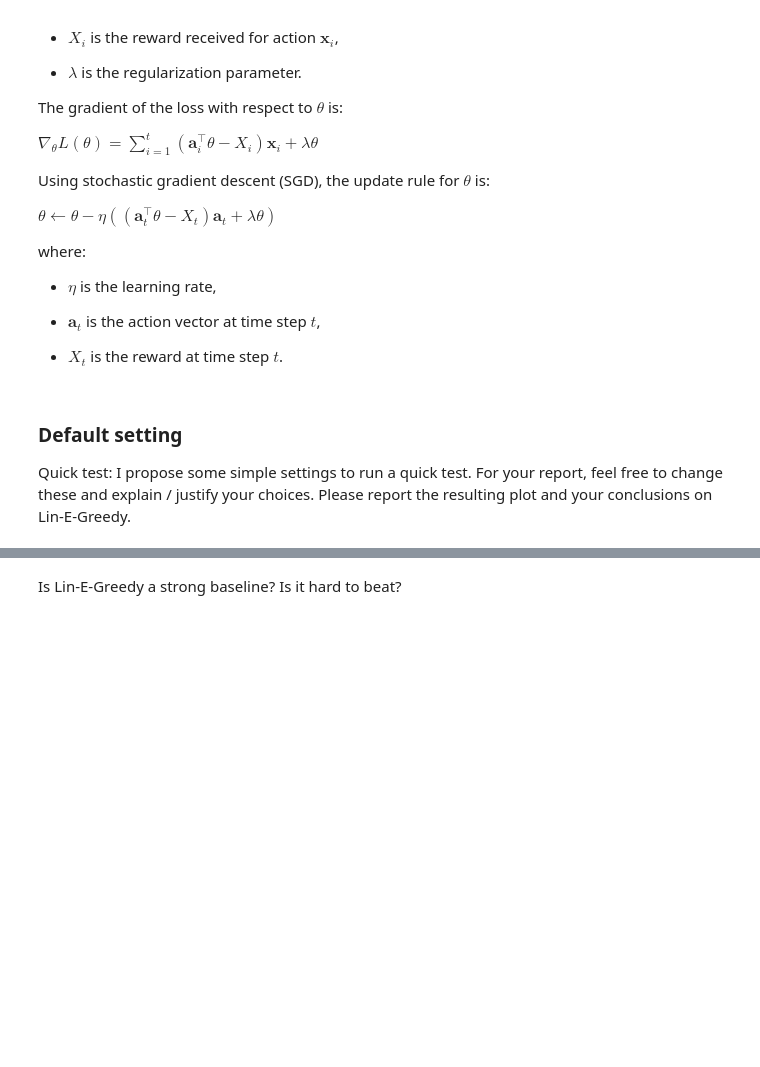
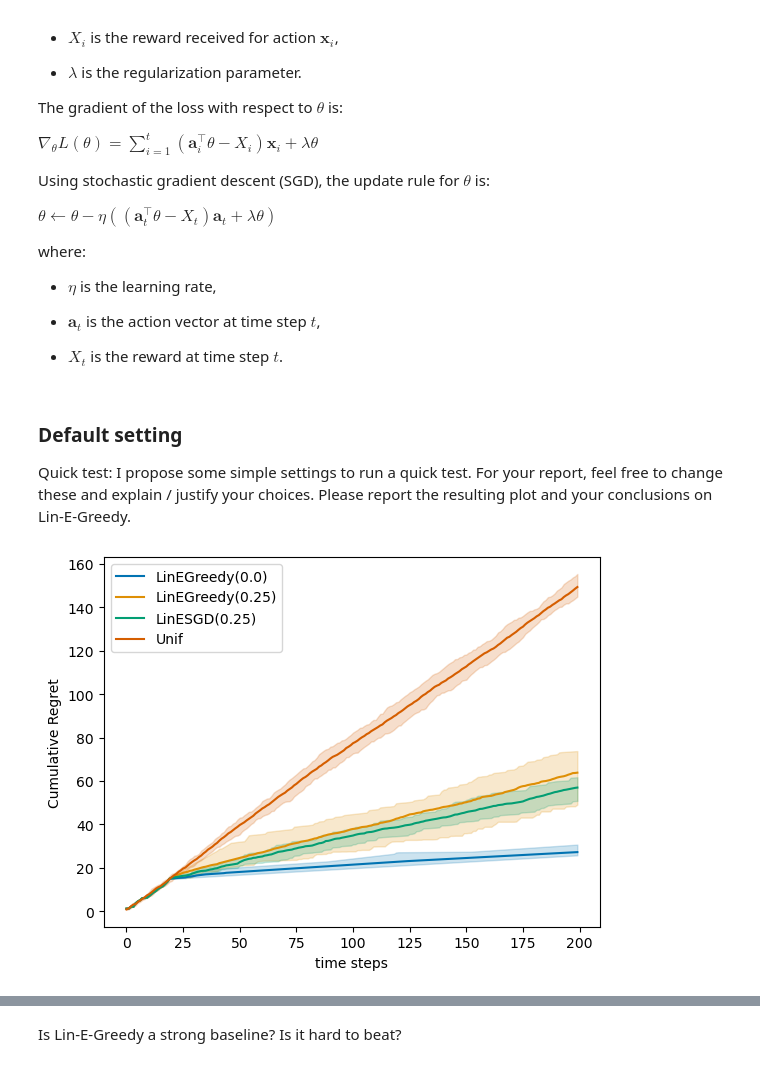
Before and after one commit to AugustinCablant/3A-class, a Jupyter notebook: Bandits/StochasticLinearBandits2024_companion_Gaetano_Augustin.ipynb, the cells around one changed output, grey strips where cells are left out. Drawn from its saved outputs; the diff is of its cells as text; code cells hidden in the pictures; blank space fills up the shorter version.

```diff
--- a/Bandits/StochasticLinearBandits2024_companion_Gaetano_Augustin.ipynb
+++ b/Bandits/StochasticLinearBandits2024_companion_Gaetano_Augustin.ipynb
@@ -307,15 +326,18 @@ class LinEpsilonGreedy:
     self.invcov = np.identity(self.d)
     self.b_t = np.zeros(self.d)
 
-  def get_action(self, arms):
+  def get_action(self, arms, t):
     K, _ = arms.shape
-    expl = np.random.random()
-    if expl < self.eps:
-      action = arms[np.random.randint(K)]
+    if t < K:     # play each arm once (exploration)
+      return arms[t]
     else:
-      index = np.argmax([np.dot(arm, self.hat_theta) for arm in arms])
-      action = arms[index]
-    return action
+      expl = np.random.random()
+      if expl < self.eps:
+        action = arms[np.random.randint(K)]
+      else:
+        index = np.argmax([np.dot(arm, self.hat_theta) for arm in arms])
+        action = arms[index]
+      return action
 
   def receive_reward(self, chosen_arm, reward, eta = 0.01):
     """
@@ -349,19 +371,19 @@ Quick test: I propose some simple settings to run a quick test.
 For your report, feel free to change these and explain / justify your choices.
 Please report the resulting plot and your conclusions on Lin-E-Greedy.
 # %%
-d = 3  # dimension
-K = 7  # number of arms
+d = 5  # dimension
+K = 20  # number of arms
 
 # parametor vector \theta, normalized :
 # theta = ActionsGenerator(1,d) # another way of getting a 'random vector' (depends on your implementation)
-theta = np.array([0.45, 0.5, 0.5])
+theta = np.array([0.45, 2.5, 0.5, 5.0, 3.2])
 theta /= np.linalg.norm(theta)
 
-T = 100  # Finite Horizon
+T = 200  # Finite Horizon
 N = 10  # Monte Carlo simulations
 
 delta = 0.1 # could be set directly in the algorithms
 sigma = 1.
 
 #choice of percentile display
-q = 10
+q = 5
@@ -370 +390,17 @@ env = LinearBandit(theta, K, var=sigma**2)
+# %%
+# Fixed environment for all agents
+env = LinearBandit(theta, K, var = sigma**2, fixed_actions = ActionsGenerator(K,d))
+uniform = LinUniform()
+e_greedy = LinEpsilonGreedy(d, lambda_reg = 1., eps = 0.25)
+e_greedy_SGD = LinEpsilonGreedy(d, lambda_reg = 1., eps = 0.25, SGD_Up = True)
+greedy = LinEpsilonGreedy(d, lambda_reg = 1., eps = 0.)
+
+exp = experiment(environment = env,
+                agents = [greedy, e_greedy, e_greedy_SGD, uniform],
+                Nmc = N,
+                T = T,
+                pseudo_regret = True)
+plot_regret(exp)
+# %% [output]
+[figure, added]
 # %%
```
Also changed, not shown: parts of 6 cells of this notebook.
